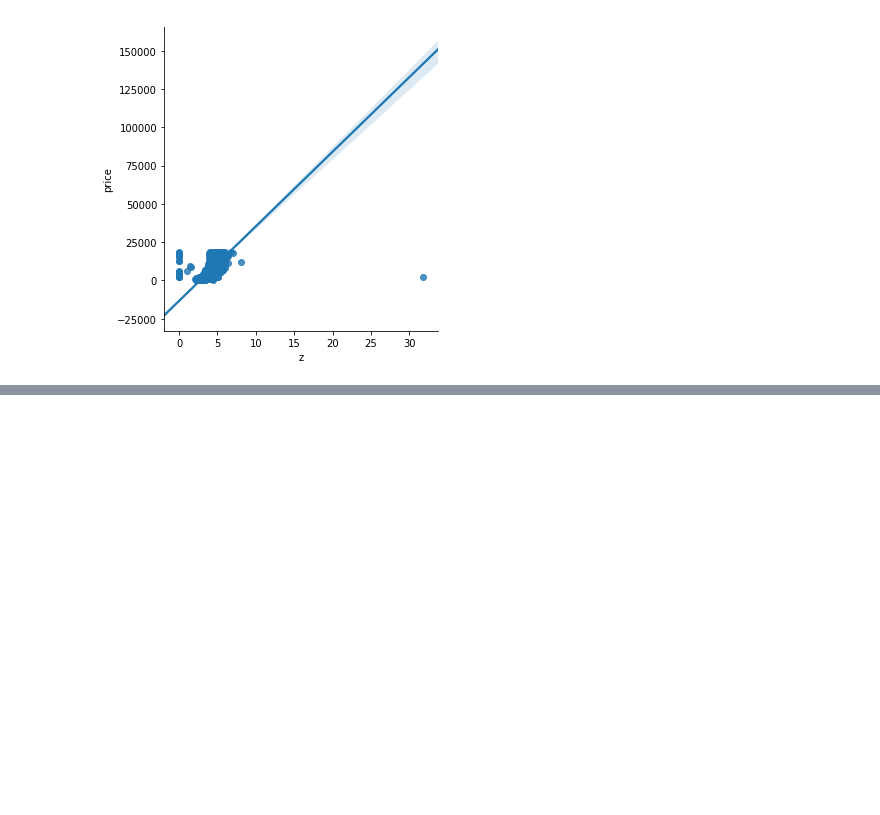
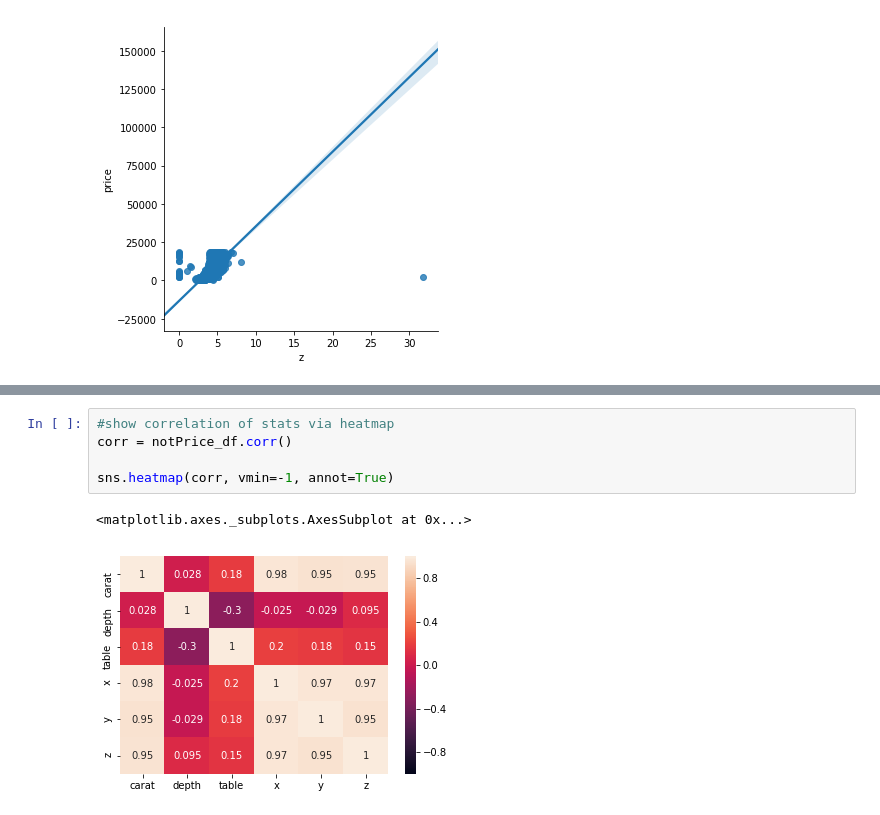
Before and after one commit to Oktay-Erten/DataAnalyticsBootcampMC_Dec2018, a Jupyter notebook: SubmitPracticeDiamonds.ipynb, the cells around one changed output, grey strips where cells are left out. Drawn from its saved outputs; the diff is of its cells as text; blank space fills up the shorter version.

```diff
--- a/SubmitPracticeDiamonds.ipynb
+++ b/SubmitPracticeDiamonds.ipynb
@@ -357,0 +420,8 @@ sns.lmplot(x='z', y='price', data=df)
+# %%
+#show correlation of stats via heatmap
+corr = notPrice_df.corr()
+
+sns.heatmap(corr, vmin=-1, annot=True)
+# %% [output]
+<matplotlib.axes._subplots.AxesSubplot at 0x...>
+[figure, added]
```
Also changed, not shown: parts of 17 cells of this notebook.
